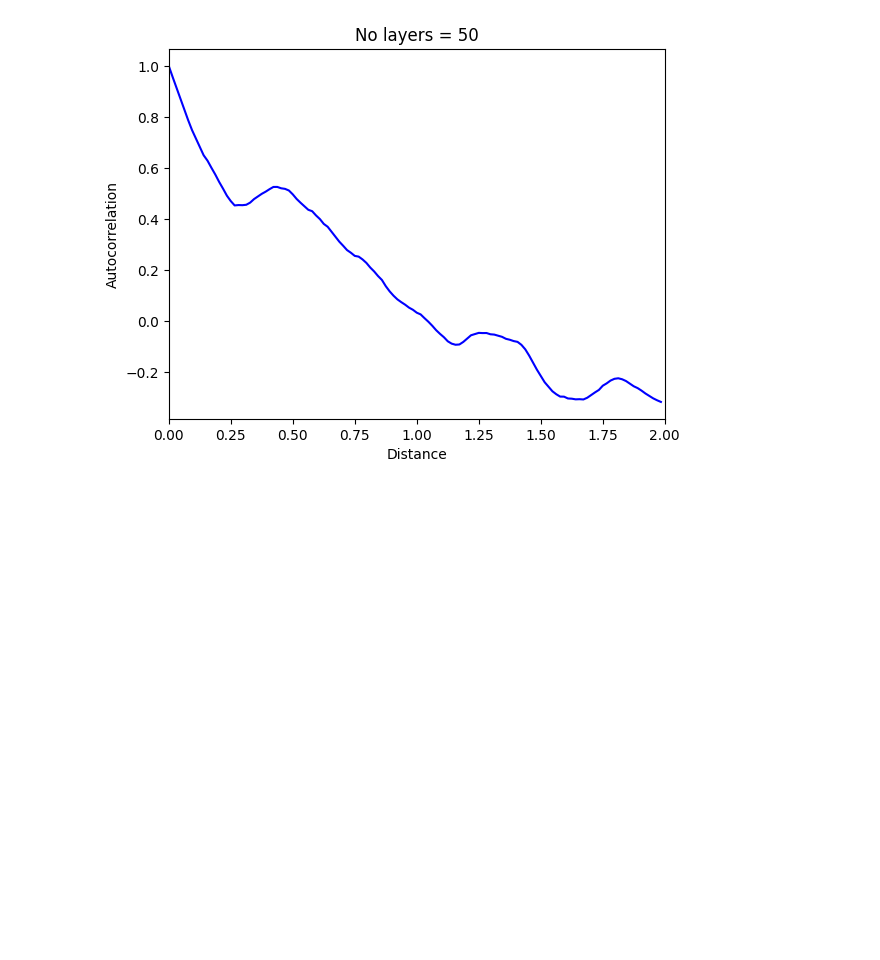
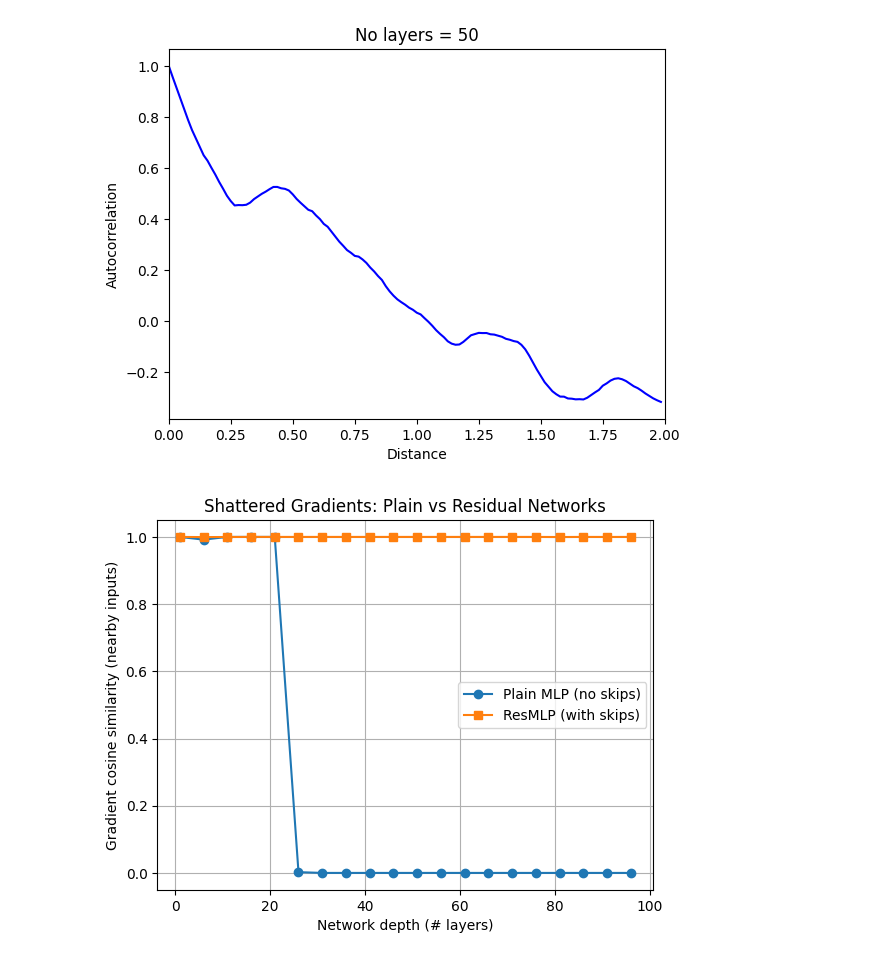
Before and after one commit to amanichopra/understanding-deep-learning-textbook-exercises, a Jupyter notebook: 11_1_Shattered_Gradients.ipynb, the cells around one changed output. Drawn from its saved outputs; the diff is of its cells as text; code cells hidden in the pictures; blank space fills up the shorter version.

```diff
--- a/11_1_Shattered_Gradients.ipynb
+++ b/11_1_Shattered_Gradients.ipynb
@@ -243,3 +243,84 @@ plot_autocorr(K,D)
 # %% [output]
 [figure]
 [figure]
+# %%
+import torch
+import torch.nn as nn
+import torch.nn.functional as F
+import matplotlib.pyplot as plt
+
+
+# ----- Plain MLP -----
+class PlainMLP(nn.Module):
+    def __init__(self, depth=10, width=100):
+        super().__init__()
+        layers = []
+        for _ in range(depth):
+            layers.append(nn.Linear(width, width))
+            layers.append(nn.ReLU())
+        self.net = nn.Sequential(*layers)
+
+    def forward(self, x):
+        return self.net(x)
+
+
+# ----- Residual MLP -----
+class ResidualBlock(nn.Module):
+    def __init__(self, width):
+        super().__init__()
+        self.fc = nn.Linear(width, width)
+        self.relu = nn.ReLU()
+
+    def forward(self, x):
+        return x + self.relu(self.fc(x))  # skip connection
+
+
+class ResMLP(nn.Module):
+    def __init__(self, depth=10, width=100):
+        super().__init__()
+        self.layers = nn.ModuleList([ResidualBlock(width) for _ in range(depth)])
+
+    def forward(self, x):
+        for layer in self.layers:
+            x = layer(x)
+        return x
+
+
+# ----- Gradient correlation experiment -----
+def gradient_cosine_similarity(model_class, depth, width=100):
+    torch.manual_seed(0)  # reproducibility
+    model = model_class(depth, width)
+
+    # Input + nearby perturbed input
+    x1 = torch.randn(1, width, requires_grad=True)
+    x2 = x1 + 1e-3 * torch.randn_like(x1)
+
+    # Scalar outputs
+    y1 = model(x1).sum()
+    y2 = model(x2).sum()
+
+    # Gradients wrt inputs
+    g1 = torch.autograd.grad(y1, x1, retain_graph=True)[0]
+    g2 = torch.autograd.grad(y2, x2)[0]
+    sim = F.cosine_similarity(g1.flatten(), g2.flatten(), dim=0).item()
+
+    # Cosine similarity
+    return sim
+
+
+# ----- Run experiment -----
+depths = list(range(1, 101, 5))
+plain_sims = [gradient_cosine_similarity(PlainMLP, d) for d in depths]
+res_sims   = [gradient_cosine_similarity(ResMLP, d) for d in depths]
+
+# Plot
+plt.plot(depths, plain_sims, marker="o", label="Plain MLP (no skips)")
+plt.plot(depths, res_sims, marker="s", label="ResMLP (with skips)")
+plt.xlabel("Network depth (# layers)")
+plt.ylabel("Gradient cosine similarity (nearby inputs)")
+plt.title("Shattered Gradients: Plain vs Residual Networks")
+plt.legend()
+plt.grid(True)
+plt.show()
+# %% [output]
+[figure, added]
```
Also changed, not shown: parts of 1 cell of this notebook.
